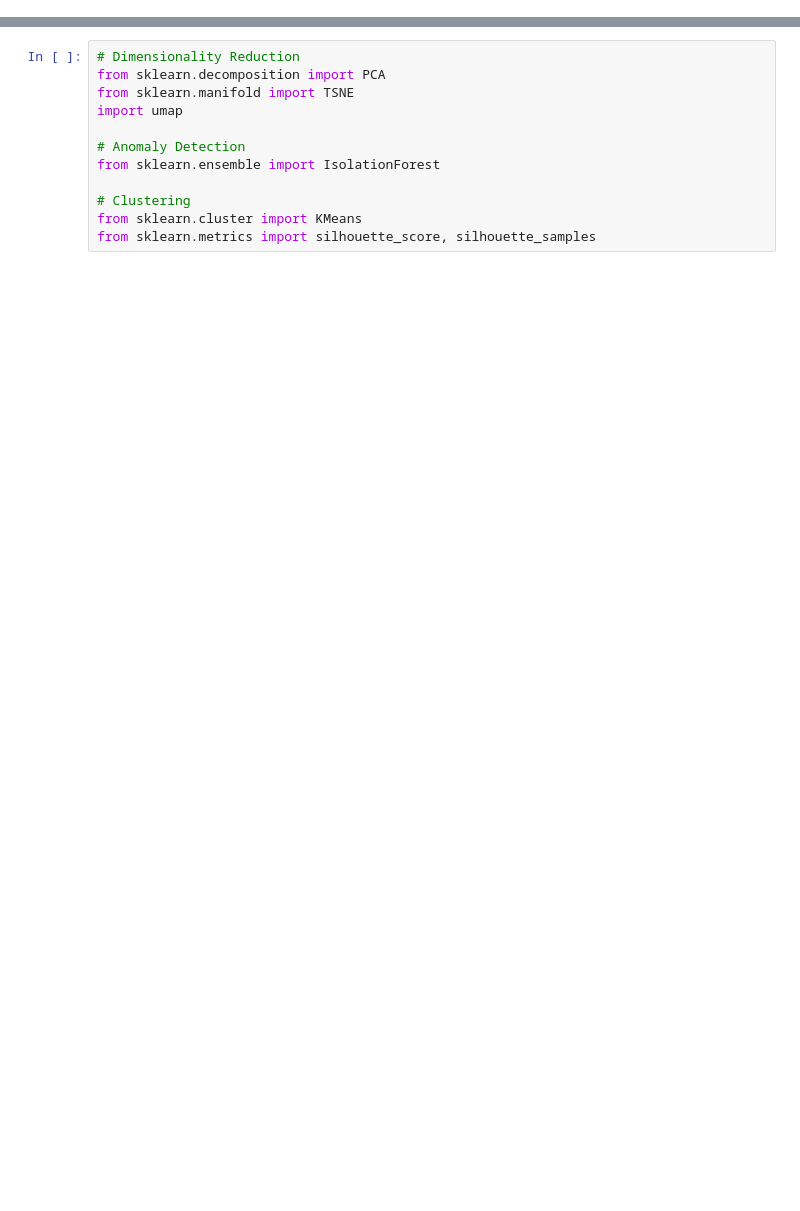
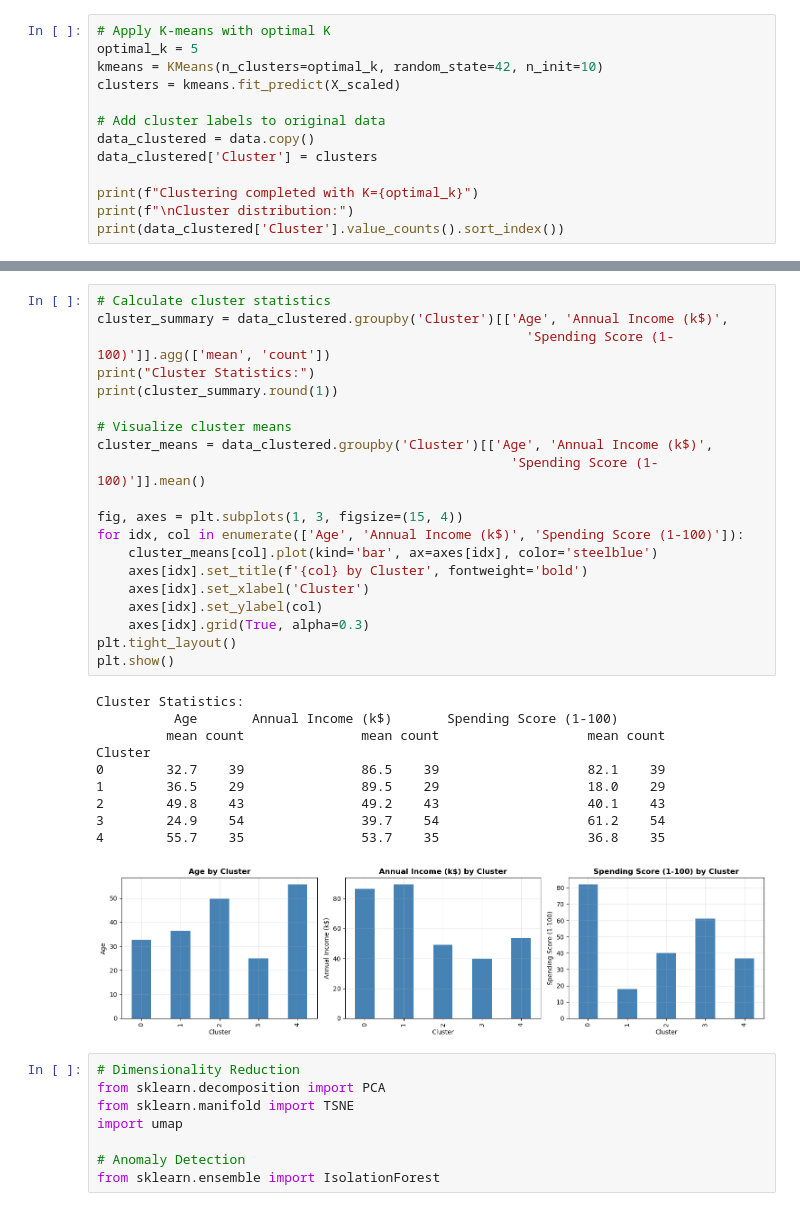
Before and after one commit to alexliu409/mini_project-3, a Jupyter notebook: notebooks/analysis.ipynb, the cells around one changed output, grey strips where cells are left out. Drawn from its saved outputs; the diff is of its cells as text; blank space fills up the shorter version.

```diff
--- a/notebooks/analysis.ipynb
+++ b/notebooks/analysis.ipynb
@@ -20,0 +135,13 @@ FileNotFoundError: [Errno 2] No such file or directory: '../data/Mall_Customers.
+# %%
+# Apply K-means with optimal K
+optimal_k = 5
+kmeans = KMeans(n_clusters=optimal_k, random_state=42, n_init=10)
+clusters = kmeans.fit_predict(X_scaled)
+
+# Add cluster labels to original data
+data_clustered = data.copy()
+data_clustered['Cluster'] = clusters
+
+print(f"Clustering completed with K={optimal_k}")
+print(f"\nCluster distribution:")
+print(data_clustered['Cluster'].value_counts().sort_index())
@@ -21,3 +159,34 @@ FileNotFoundError: [Errno 2] No such file or directory: '../data/Mall_Customers.
+# %%
+# Calculate cluster statistics
+cluster_summary = data_clustered.groupby('Cluster')[['Age', 'Annual Income (k$)',
+                                                       'Spending Score (1-100)']].agg(['mean', 'count'])
+print("Cluster Statistics:")
+print(cluster_summary.round(1))
+
+# Visualize cluster means
+cluster_means = data_clustered.groupby('Cluster')[['Age', 'Annual Income (k$)',
+                                                     'Spending Score (1-100)']].mean()
+
+fig, axes = plt.subplots(1, 3, figsize=(15, 4))
+for idx, col in enumerate(['Age', 'Annual Income (k$)', 'Spending Score (1-100)']):
+    cluster_means[col].plot(kind='bar', ax=axes[idx], color='steelblue')
+    axes[idx].set_title(f'{col} by Cluster', fontweight='bold')
+    axes[idx].set_xlabel('Cluster')
+    axes[idx].set_ylabel(col)
+    axes[idx].grid(True, alpha=0.3)
+plt.tight_layout()
+plt.show()
+# %% [output]
+Cluster Statistics:
+          Age       Annual Income (k$)       Spending Score (1-100)
+         mean count               mean count                   mean count
+Cluster
+0        32.7    39               86.5    39                   82.1    39
+1        36.5    29               89.5    29                   18.0    29
+2        49.8    43               49.2    43                   40.1    43
+3        24.9    54               39.7    54                   61.2    54
+4        55.7    35               53.7    35                   36.8    35
+[figure, added]
 # %%
 # Dimensionality Reduction
 from sklearn.decomposition import PCA
@@ -26,7 +195,3 @@ import umap
 
 # Anomaly Detection
 from sklearn.ensemble import IsolationForest
-
-# Clustering
-from sklearn.cluster import KMeans
-from sklearn.metrics import silhouette_score, silhouette_samples
```
Also changed, not shown: parts of 6 cells of this notebook.
